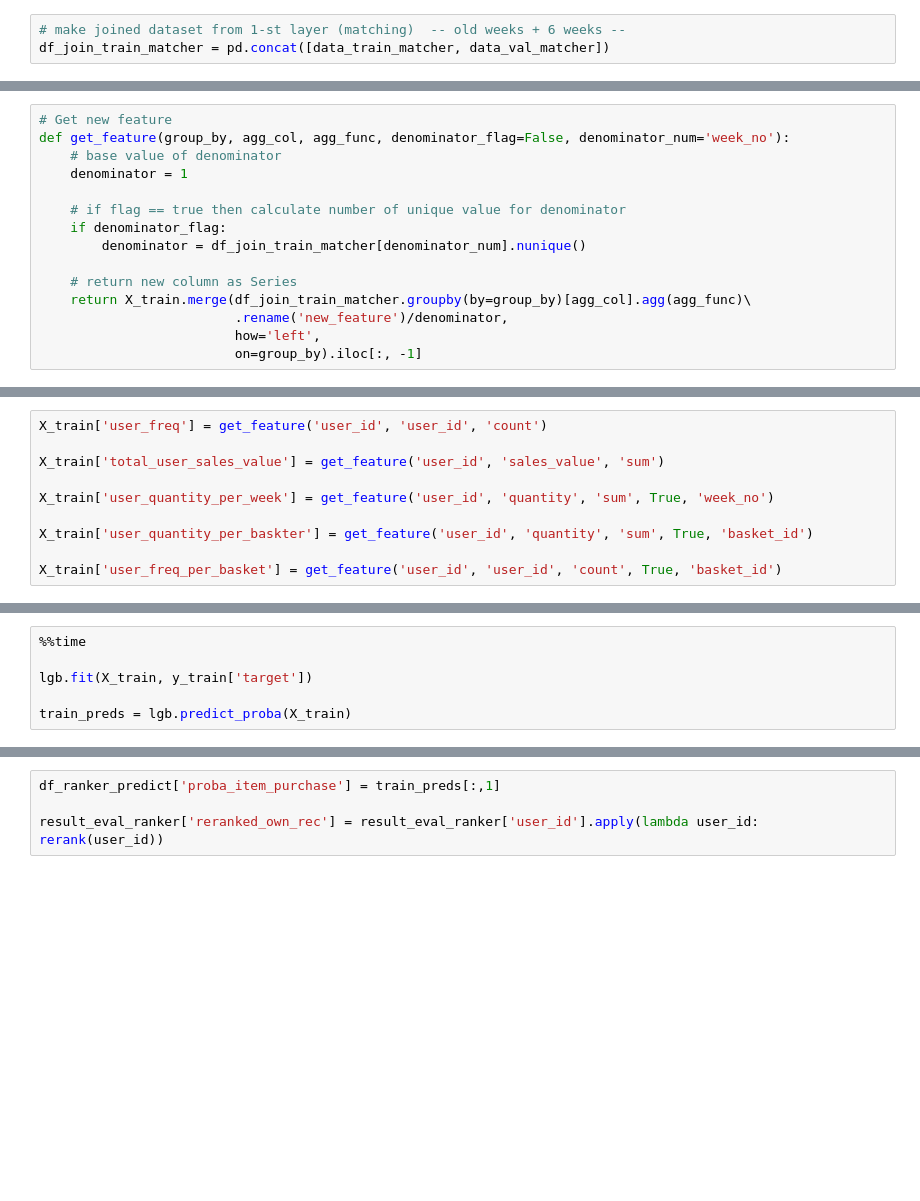
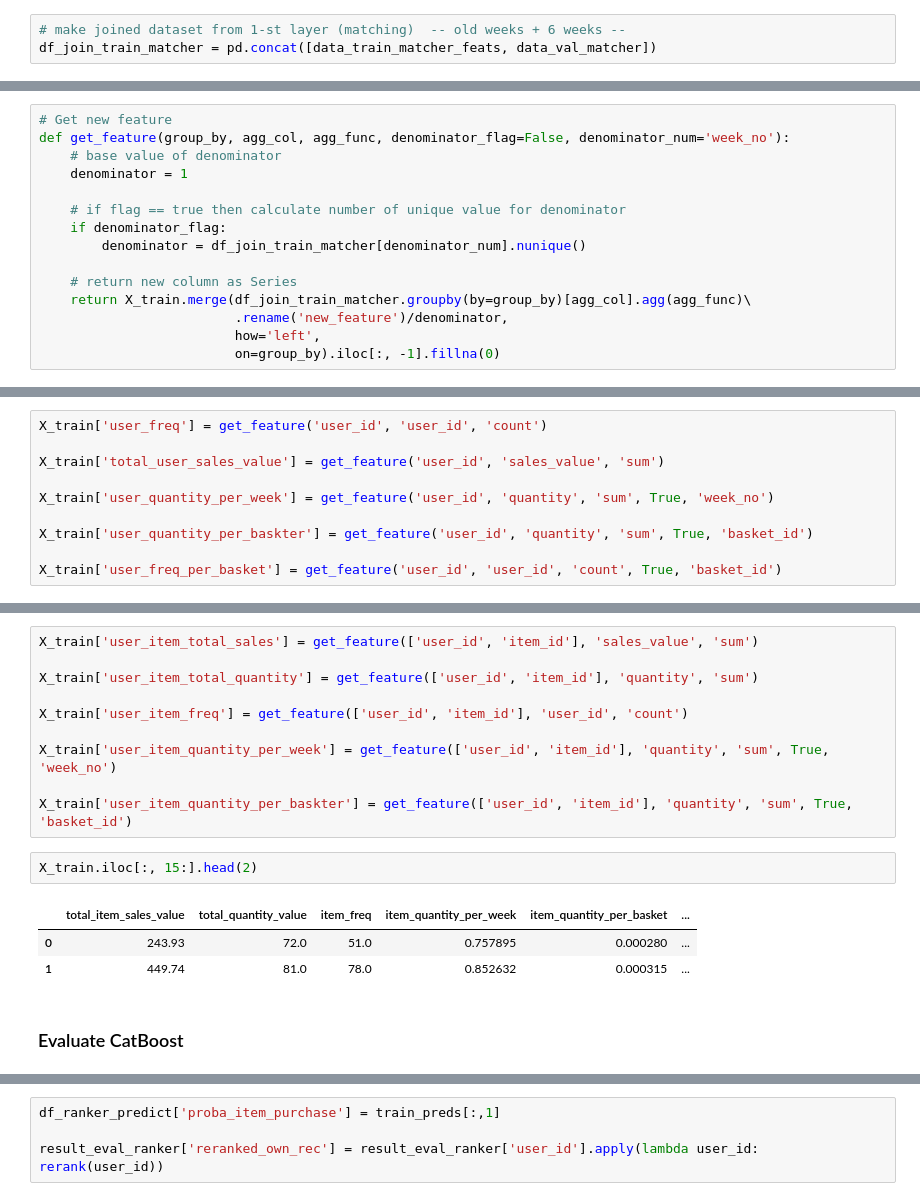
Before and after one commit to hildar/RecSys-Retail, a Jupyter notebook: train.ipynb, the cells around one changed output, grey strips where cells are left out. Drawn from its saved outputs; the diff is of its cells as text; blank space fills up the shorter version.

Commit message:
add paired user-item features, growth 116.5%

```diff
--- a/train.ipynb
+++ b/train.ipynb
@@ -613,6 +623,6 @@ print(*sorted(calc_precision(result_eval_ranker, TOPK_PRECISION), key=lambda x:
 # %%
 # make joined dataset from 1-st layer (matching)  -- old weeks + 6 weeks --
-df_join_train_matcher = pd.concat([data_train_matcher, data_val_matcher])
+df_join_train_matcher = pd.concat([data_train_matcher_feats, data_val_matcher])
 # %%
 df_join_train_matcher.head(2)
 # %% [output]
@@ -633,7 +643,7 @@ def get_feature(group_by, agg_col, agg_func, denominator_flag=False, denominator
     return X_train.merge(df_join_train_matcher.groupby(by=group_by)[agg_col].agg(agg_func)\
                          .rename('new_feature')/denominator,
                          how='left',
-                         on=group_by).iloc[:, -1]
+                         on=group_by).iloc[:, -1].fillna(0)
 # %% [markdown]
 ### Add Item features
 # %%
@@ -667,6 +676,0 @@ X_train['user_freq_per_basket'] = get_feature('user_id', 'user_id', 'count', Tru
-# %%
-%%time
-
-lgb.fit(X_train, y_train['target'])
-
-train_preds = lgb.predict_proba(X_train)
@@ -676,3 +677,21 @@ Wall time: 5.58 s
+# %%
+X_train['user_item_total_sales'] = get_feature(['user_id', 'item_id'], 'sales_value', 'sum')
+
+X_train['user_item_total_quantity'] = get_feature(['user_id', 'item_id'], 'quantity', 'sum')
+
+X_train['user_item_freq'] = get_feature(['user_id', 'item_id'], 'user_id', 'count')
+
+X_train['user_item_quantity_per_week'] = get_feature(['user_id', 'item_id'], 'quantity', 'sum', True, 'week_no')
+
+X_train['user_item_quantity_per_baskter'] = get_feature(['user_id', 'item_id'], 'quantity', 'sum', True, 'basket_id')
+# %%
+X_train.iloc[:, 15:].head(2)
+# %% [output]
+|  | total_item_sales_value | total_quantity_value | item_freq | item_quantity_per_week | item_quantity_per_basket | ... |
+| 0 | 243.93 | 72.0 | 51.0 | 0.757895 | 0.000280 | ... |
+| 1 | 449.74 | 81.0 | 78.0 | 0.852632 | 0.000315 | ... |
+# %% [markdown]
+### Evaluate CatBoost
 # %%
 %%time
 
```
Also changed, not shown: parts of 13 cells of this notebook.
